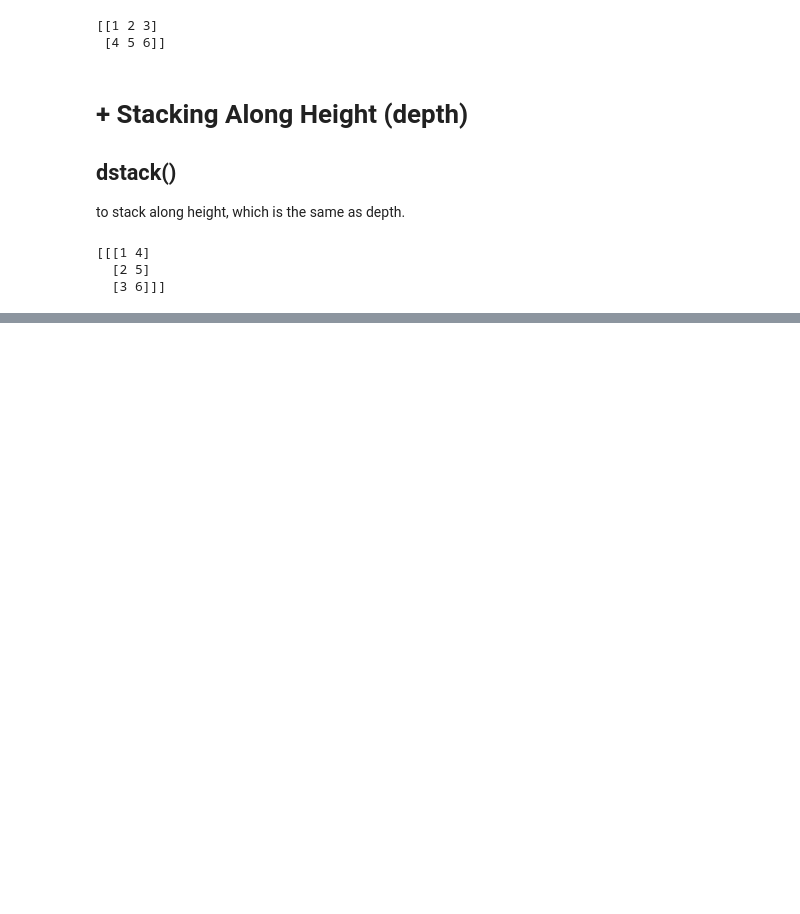
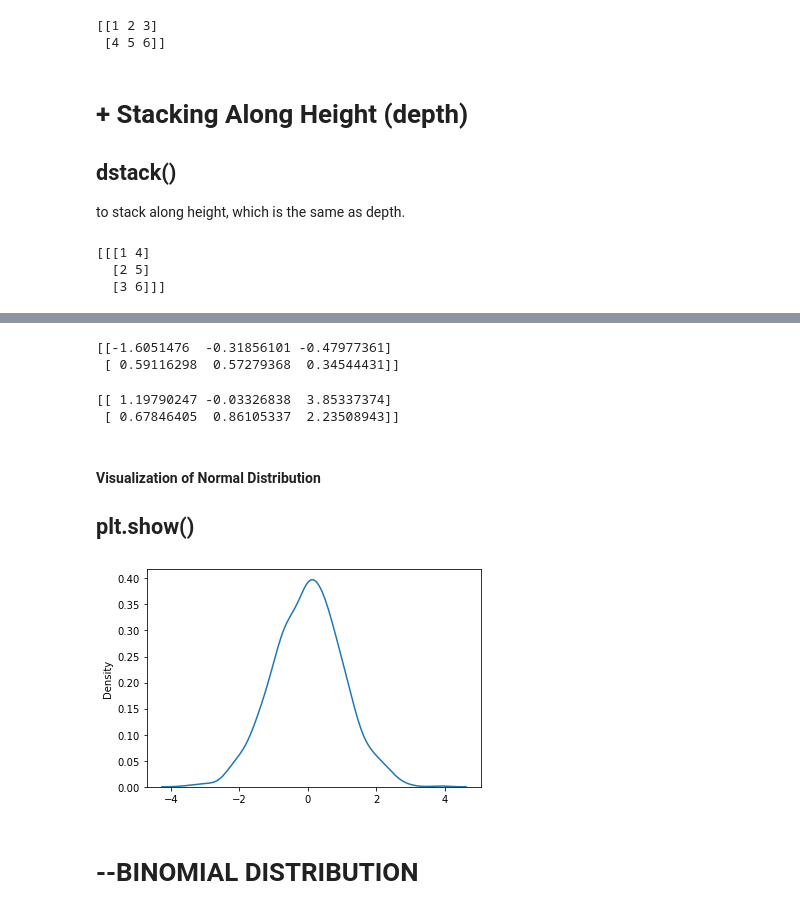
Before and after one commit to ortizfram/WEB3-Numpy, a Jupyter notebook: WEB3-Numpy.ipynb, the cells around one changed output, grey strips where cells are left out. Drawn from its saved outputs; the diff is of its cells as text; code cells hidden in the pictures; blank space fills up the shorter version.

```diff
--- a/WEB3-Numpy.ipynb
+++ b/WEB3-Numpy.ipynb
@@ -1197,0 +1422,35 @@ print(newarr) #par
+# %%
+"""random normal distribution of size 2x3:"""
+from numpy import random
+
+x = random.normal(size=(2, 3))
+
+print(x)
+# %% [output]
+[[-1.6051476  -0.31856101 -0.47977361]
+ [ 0.59116298  0.57279368  0.34544431]]
+# %%
+"""normal distribution of size 2x3 with mean at 1 and standard deviation of 2:"""
+from numpy import random
+
+x = random.normal(loc=1, scale=2, size=(2,3))
+
+print(x)
+# %% [output]
+[[ 1.19790247 -0.03326838  3.85337374]
+ [ 0.67846405  0.86105337  2.23508943]]
+# %% [markdown]
+#### Visualization of Normal Distribution
+## plt.show()
+# %%
+from numpy import random
+import matplotlib.pyplot as plt
+import seaborn as sns
+
+sns.distplot(random.normal(size=1000), hist=False)
+
+plt.show()
+# %% [output]
+[figure, added]
+# %% [markdown]
+# --BINOMIAL DISTRIBUTION
```
Also changed, not shown: parts of 127 cells of this notebook.
